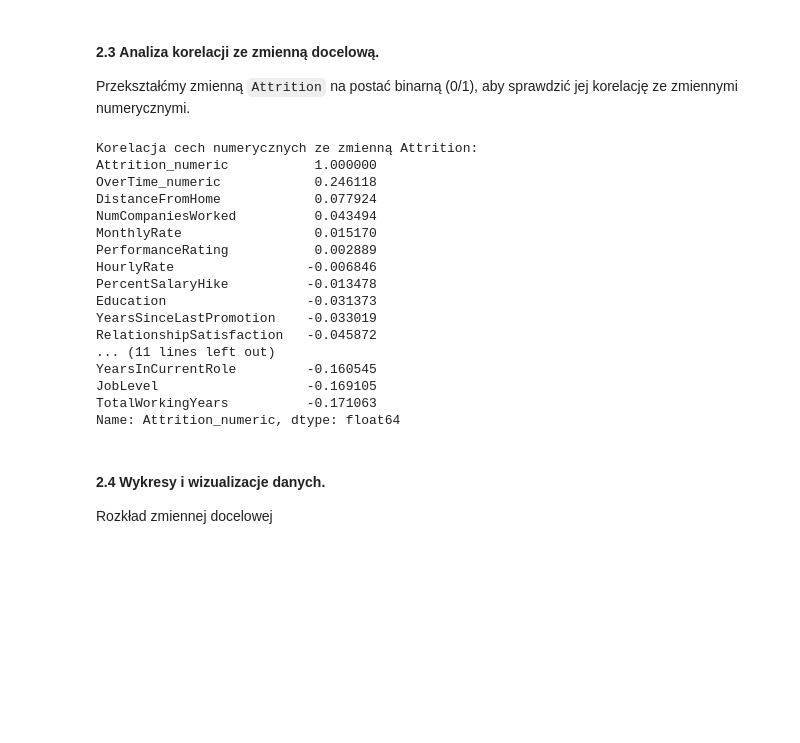
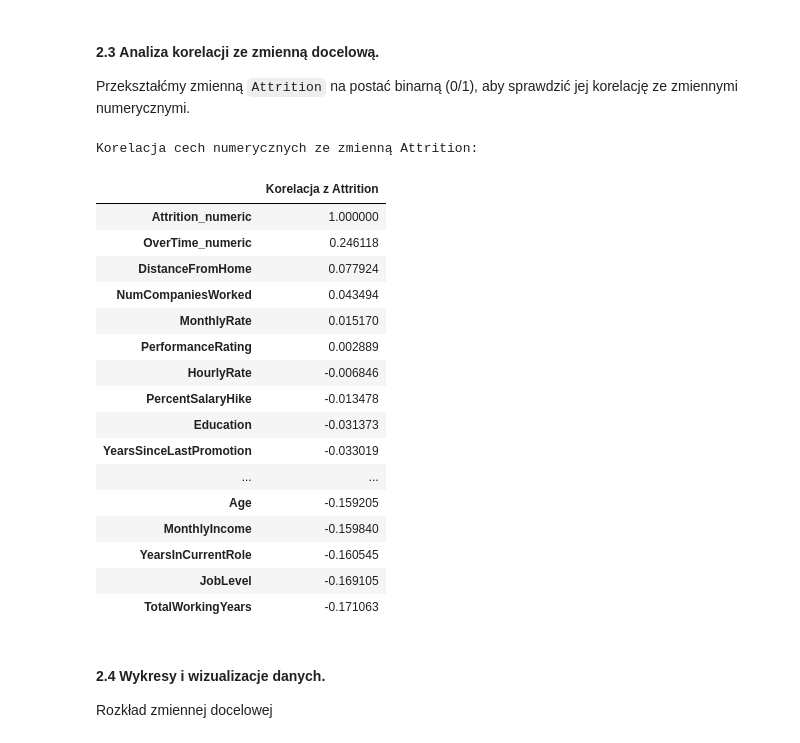
Before and after one commit to Mykola20122004/Projekt, a Jupyter notebook: projekt.ipynb, the cells around one changed output. Drawn from its saved outputs; the diff is of its cells as text; code cells hidden in the pictures; blank space fills up the shorter version.

```diff
--- a/projekt.ipynb
+++ b/projekt.ipynb
@@ -99,31 +99,36 @@ Przekształćmy zmienną `Attrition` na postać binarną (0/1), aby sprawdzić j
 # %%
 df['Attrition_numeric'] = df['Attrition'].apply(lambda x: 1 if x == 'Yes' else 0)
 df['OverTime_numeric'] = df['OverTime'].apply(lambda x: 1 if x == 'Yes' else 0)
 
 numeric_cols = df.select_dtypes(include=[np.number]).columns.tolist()
 numeric_cols = [c for c in numeric_cols if c not in ['EmployeeCount', 'StandardHours', 'EmployeeNumber']]
 
 correlations = df[numeric_cols].corr()['Attrition_numeric'].sort_values(ascending=False)
+
+corr_table = correlations.to_frame(name='Korelacja z Attrition')
+
+
 print("Korelacja cech numerycznych ze zmienną Attrition:")
-print(correlations)
+display(corr_table)
 # %% [output]
 Korelacja cech numerycznych ze zmienną Attrition:
-Attrition_numeric           1.000000
-OverTime_numeric            0.246118
-DistanceFromHome            0.077924
-NumCompaniesWorked          0.043494
-MonthlyRate                 0.015170
-PerformanceRating           0.002889
-HourlyRate                 -0.006846
-PercentSalaryHike          -0.013478
-Education                  -0.031373
-YearsSinceLastPromotion    -0.033019
-RelationshipSatisfaction   -0.045872
-... (11 lines left out)
-YearsInCurrentRole         -0.160545
-JobLevel                   -0.169105
-TotalWorkingYears          -0.171063
-Name: Attrition_numeric, dtype: float64
+|  | Korelacja z Attrition |
+| Attrition_numeric | 1.000000 |
+| OverTime_numeric | 0.246118 |
+| DistanceFromHome | 0.077924 |
+| NumCompaniesWorked | 0.043494 |
+| MonthlyRate | 0.015170 |
+| PerformanceRating | 0.002889 |
+| HourlyRate | -0.006846 |
+| PercentSalaryHike | -0.013478 |
+| Education | -0.031373 |
+| YearsSinceLastPromotion | -0.033019 |
+| ... | ... |
+| Age | -0.159205 |
+| MonthlyIncome | -0.159840 |
+| YearsInCurrentRole | -0.160545 |
+| JobLevel | -0.169105 |
+| TotalWorkingYears | -0.171063 |
 # %% [markdown]
 #### 2.4 **Wykresy i wizualizacje danych.**
 
```
